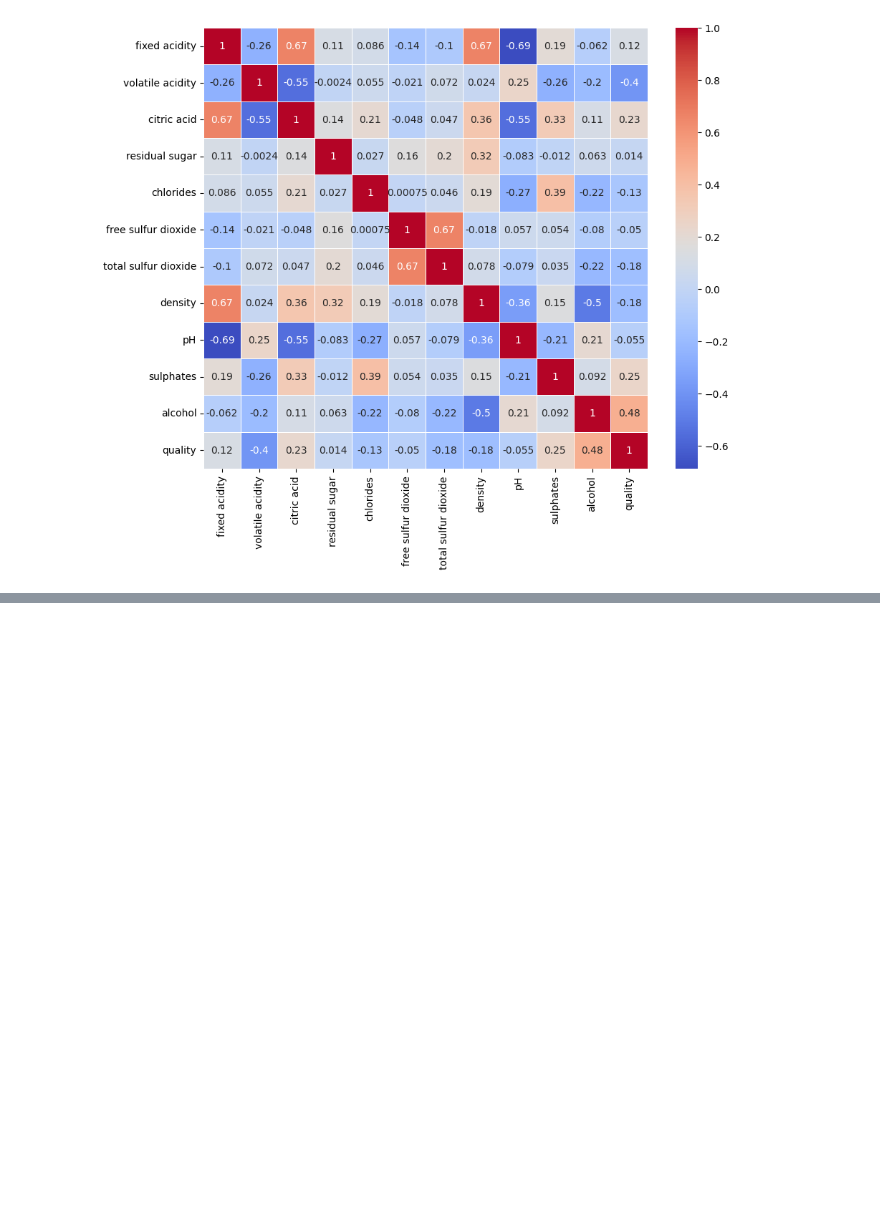
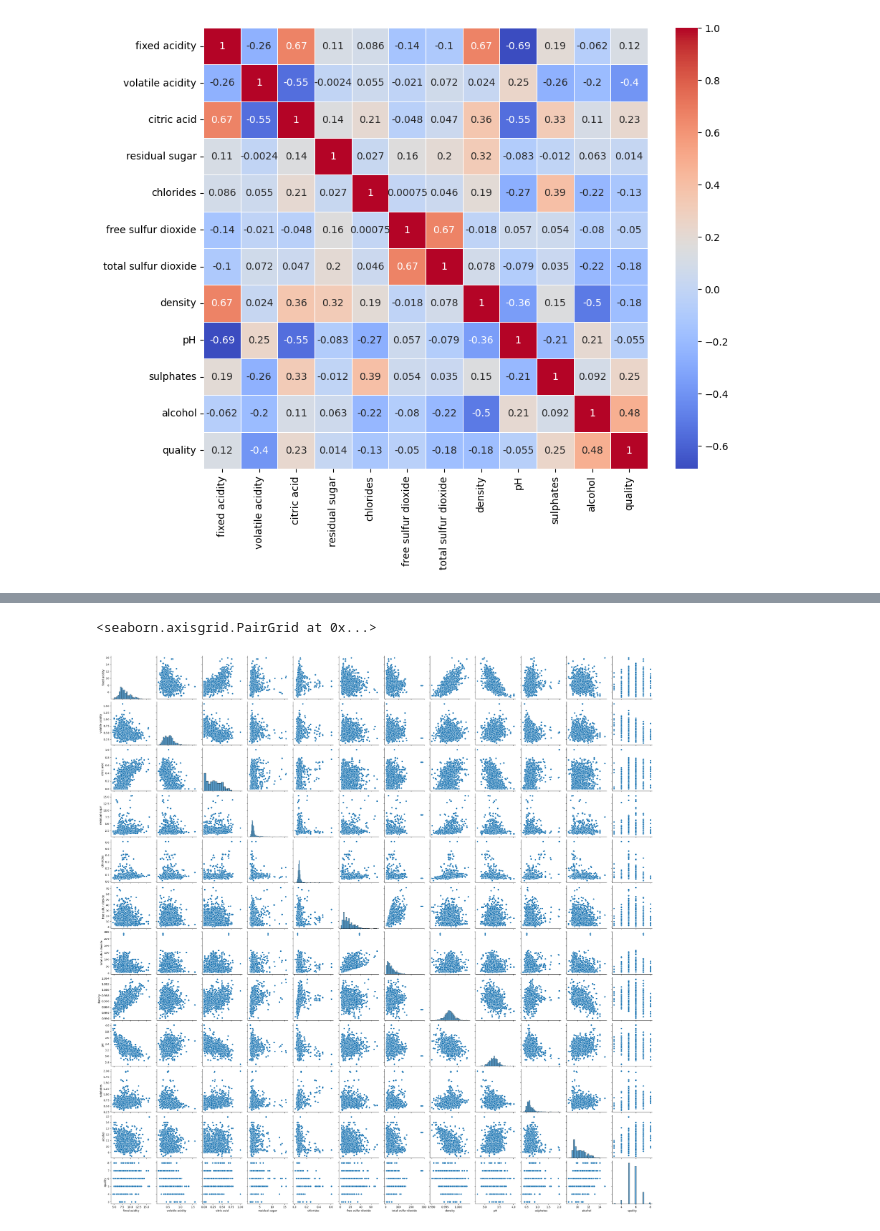
Before and after one commit to Imtiazjumman/Data_analytics, a Jupyter notebook: Exploratory Data/Red_wine_dataset.ipynb, the cells around one changed output, grey strips where cells are left out. Saved outputs shown, nothing was run; the diff lists cells and outputs as text; code cells hidden in the pictures; blank space fills up the shorter version.

```diff
--- a/Exploratory Data/Red_wine_dataset.ipynb
+++ b/Exploratory Data/Red_wine_dataset.ipynb
@@ -191,0 +236,9 @@ sns.heatmap(df.corr(), annot=True, cmap='coolwarm', linewidths=0.5)
+# %%
+## univariante analysis: এটি ডেটাসেটের প্রতিটি কলামের বন্টন (Distribution) এবং বৈশিষ্ট্য (Characteristics) বিশ্লেষণ করে। এর মাধ্যমে আমরা বুঝতে পারি প্রতিটি বৈশিষ্ট্য কেমনভাবে ছড়িয়ে আছে, কোন মানগুলি সাধারণ এবং কোনগুলি বিরল, এবং ডেটার মধ্যে কোন ধরণের প্যাটার্ন বা অস্বাভাবিকতা রয়েছে কিনা।
+##bivariate analysis: এটি ডেটাসেটের দুটি বৈশিষ্ট্যের মধ্যে সম্পর্ক (Relationship) বিশ্লেষণ করে। এর মাধ্যমে আমরা বুঝতে পারি যে দুটি বৈশিষ্ট্য একে অপরের সাথে কেমনভাবে সম্পর্কিত, যেমন: একটি বৈশিষ্ট্যের মান বাড়লে অন্যটি কেমনভাবে পরিবর্তিত হয়, অথবা তারা একে অপরের সাথে কোন ধরণের প্যাটার্ন তৈরি করে কিনা।
+##multivariate analysis: এটি ডেটাসেটের তিন বা ততোধিক বৈশিষ্ট্যের মধ্যে সম্পর্ক বিশ্লেষণ করে। এর মাধ্যমে আমরা বুঝতে পারি যে একাধিক বৈশিষ্ট্য একসাথে কেমনভাবে সম্পর্কিত, এবং তারা একে অপরের সাথে কোন ধরণের প্যাটার্ন তৈরি করে কিনা। এটি সাধারণত জটিল ডেটাসেটের ক্ষেত্রে ব্যবহৃত হয় যেখানে অনেকগুলো বৈশিষ্ট্য একসাথে কাজ করে।
+
+sns.pairplot(df)
+# %% [output]
+<seaborn.axisgrid.PairGrid at 0x...>
+[figure, added]
```
Also changed, not shown: parts of 5 cells of this notebook.
